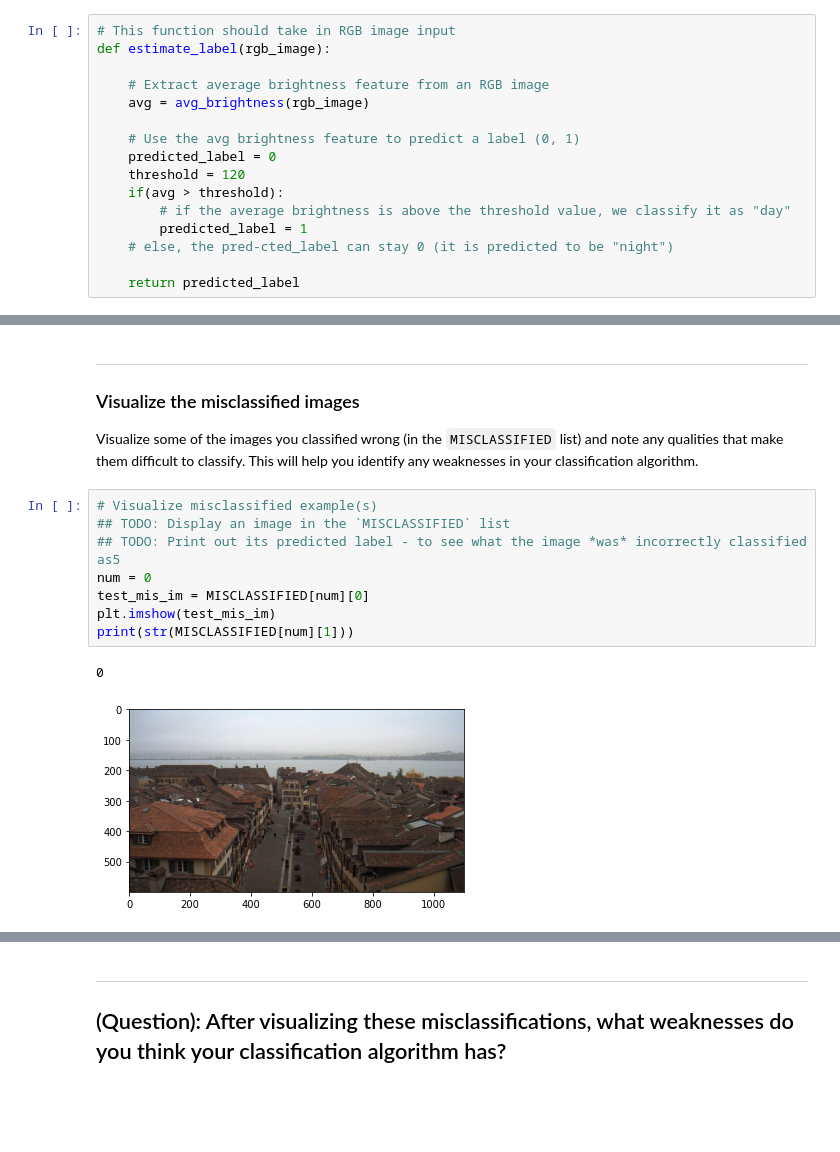
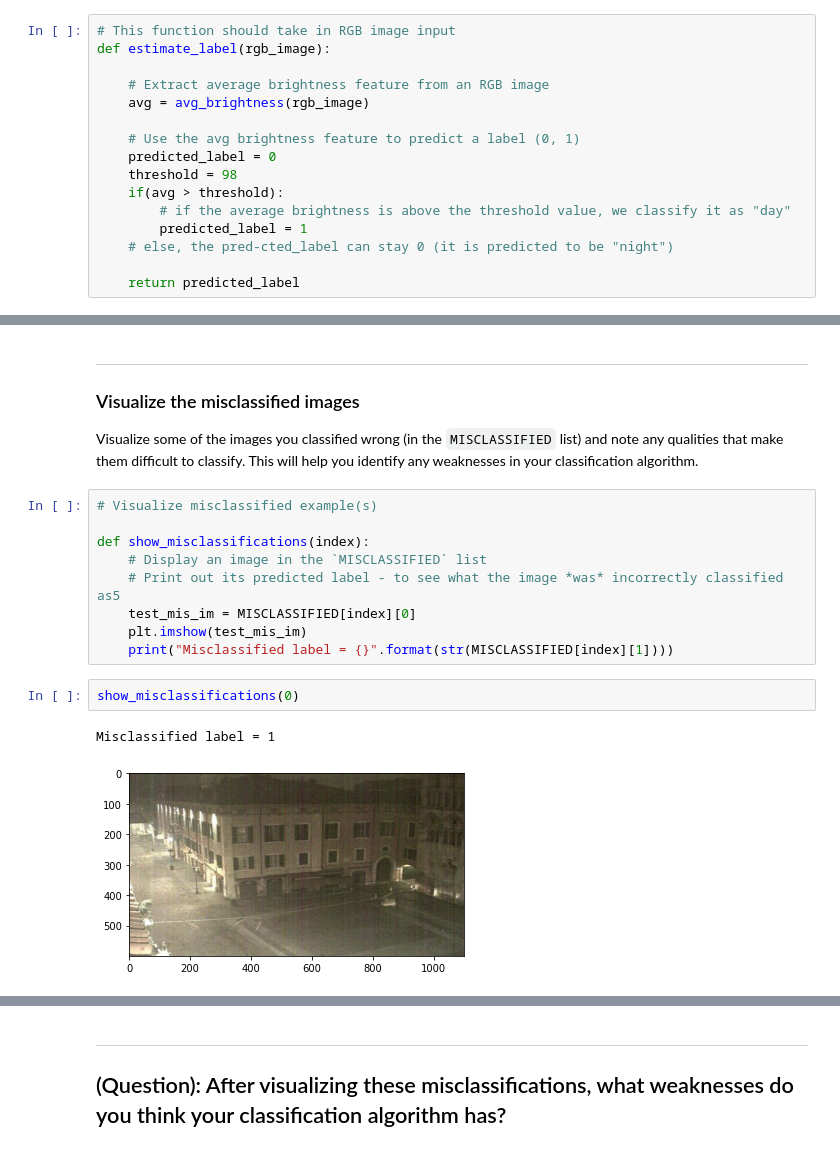
Before and after one commit to ken-power/CVND-ComputerVisionExercises, a Jupyter notebook: 1_1_Image_Representation/6_5. Accuracy and Misclassification.ipynb, the cells around one changed output, grey strips where cells are left out. Cells and saved outputs as stored; diff of their text form; blank space fills up the shorter version.

Commit message:
Testing the accuracy of the image classification model

```diff
--- a/1_1_Image_Representation/6_5. Accuracy and Misclassification.ipynb
+++ b/1_1_Image_Representation/6_5. Accuracy and Misclassification.ipynb
@@ -130,7 +130,7 @@ def estimate_label(rgb_image):
 
     # Use the avg brightness feature to predict a label (0, 1)
     predicted_label = 0
-    threshold = 120
+    threshold = 98
     if(avg > threshold):
         # if the average brightness is above the threshold value, we classify it as "day"
         predicted_label = 1
@@ -212,12 +212,15 @@ Number of misclassified images = 21 out of 160
 Visualize some of the images you classified wrong (in the `MISCLASSIFIED` list) and note any qualities that make them difficult to classify. This will help you identify any weaknesses in your classification algorithm.
 # %%
 # Visualize misclassified example(s)
-## TODO: Display an image in the `MISCLASSIFIED` list
-## TODO: Print out its predicted label - to see what the image *was* incorrectly classified as5
-num = 0
-test_mis_im = MISCLASSIFIED[num][0]
-plt.imshow(test_mis_im)
-print(str(MISCLASSIFIED[num][1]))
+
+def show_misclassifications(index):
+    # Display an image in the `MISCLASSIFIED` list
+    # Print out its predicted label - to see what the image *was* incorrectly classified as5
+    test_mis_im = MISCLASSIFIED[index][0]
+    plt.imshow(test_mis_im)
+    print("Misclassified label = {}".format(str(MISCLASSIFIED[index][1])))
-# %% [output]
-0
-[figure, removed]
+# %%
+show_misclassifications(0)
+# %% [output]
+Misclassified label = 1
+[figure, added]
```
Also changed, not shown: parts of 6 cells of this notebook.
